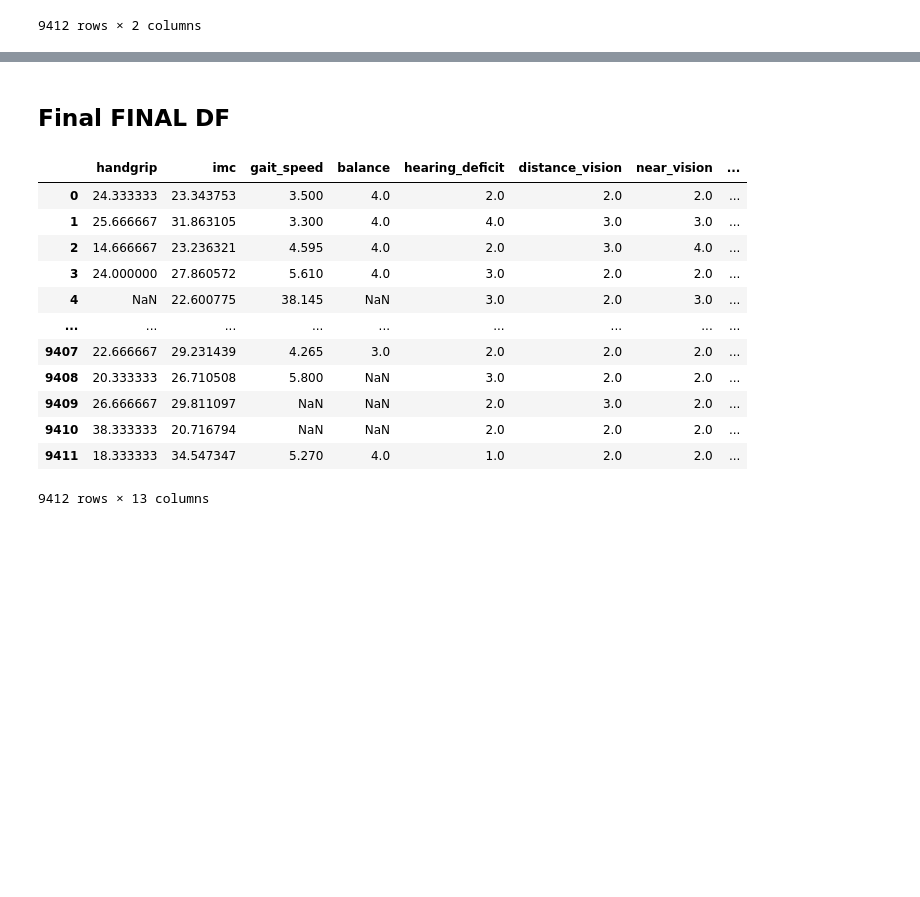
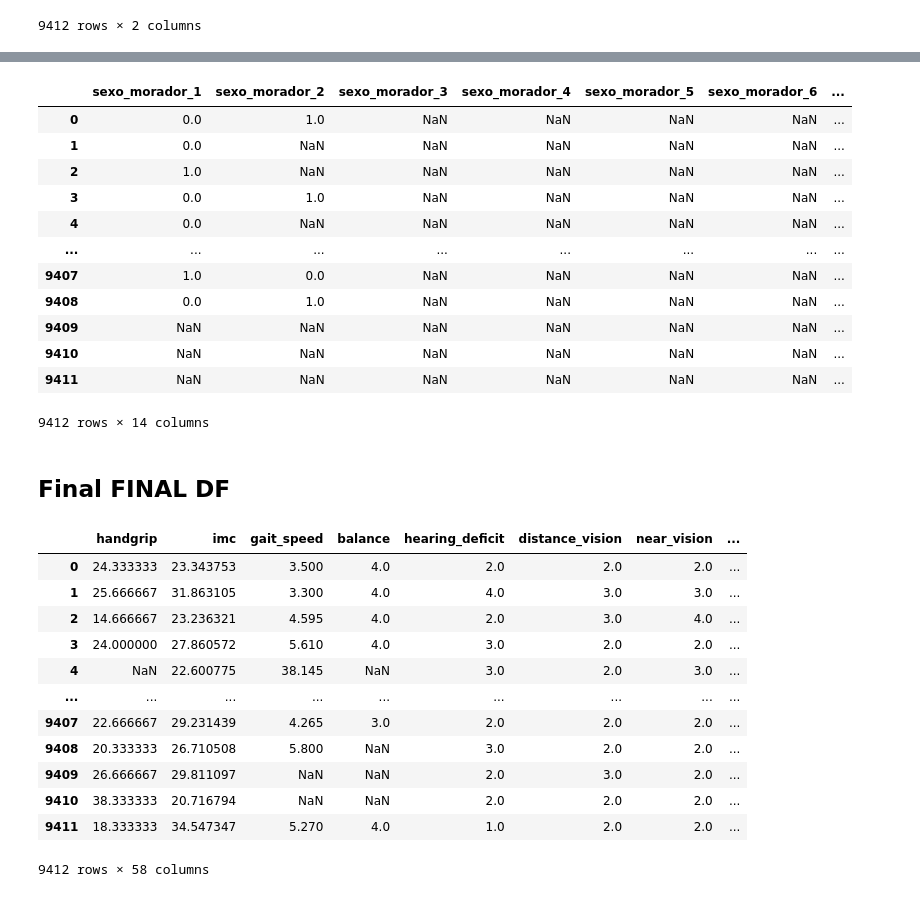
Before and after one commit to vinicind/intrinsic-capacity, a Jupyter notebook: dataset_generation.ipynb, the cells around one changed output, grey strips where cells are left out. Saved outputs shown, nothing was run; the diff lists cells and outputs as text; code cells hidden in the pictures; blank space fills up the shorter version.

```diff
--- a/dataset_generation.ipynb
+++ b/dataset_generation.ipynb
@@ -1024,0 +1107,16 @@ vitality_df
+# %%
+sexo_moradores
+# %% [output]
+|  | sexo_morador_1 | sexo_morador_2 | sexo_morador_3 | sexo_morador_4 | sexo_morador_5 | sexo_morador_6 | ... |
+| 0 | 0.0 | 1.0 | NaN | NaN | NaN | NaN | ... |
+| 1 | 0.0 | NaN | NaN | NaN | NaN | NaN | ... |
+| 2 | 1.0 | NaN | NaN | NaN | NaN | NaN | ... |
+| 3 | 0.0 | 1.0 | NaN | NaN | NaN | NaN | ... |
+| 4 | 0.0 | NaN | NaN | NaN | NaN | NaN | ... |
+| ... | ... | ... | ... | ... | ... | ... | ... |
+| 9407 | 1.0 | 0.0 | NaN | NaN | NaN | NaN | ... |
+| 9408 | 0.0 | 1.0 | NaN | NaN | NaN | NaN | ... |
+| 9409 | NaN | NaN | NaN | NaN | NaN | NaN | ... |
+| 9410 | NaN | NaN | NaN | NaN | NaN | NaN | ... |
+| 9411 | NaN | NaN | NaN | NaN | NaN | NaN | ... |
+9412 rows × 14 columns
@@ -1025,7 +1125,7 @@ vitality_df
 # %% [markdown]
 ## Final FINAL DF
 # %%
-df = pd.concat([vitality_df, locomotor_df, sensory_df, psychological_df, cognitive_df], axis=1)
+df = pd.concat([vitality_df, locomotor_df, sensory_df, psychological_df, cognitive_df, socio_dem], axis=1)
 df
 # %% [output]
 |  | handgrip | imc | gait_speed | balance | hearing_deficit | distance_vision | near_vision | ... |
@@ -1040,7 +1140,7 @@ df
 | 9409 | 26.666667 | 29.811097 | NaN | NaN | 2.0 | 3.0 | 2.0 | ... |
 | 9410 | 38.333333 | 20.716794 | NaN | NaN | 2.0 | 2.0 | 2.0 | ... |
 | 9411 | 18.333333 | 34.547347 | 5.270 | 4.0 | 1.0 | 2.0 | 2.0 | ... |
-9412 rows × 13 columns
+9412 rows × 58 columns
 # %%
 df.describe()
 # %% [output]
```
Also changed, not shown: parts of 13 cells of this notebook, 3 other files.
